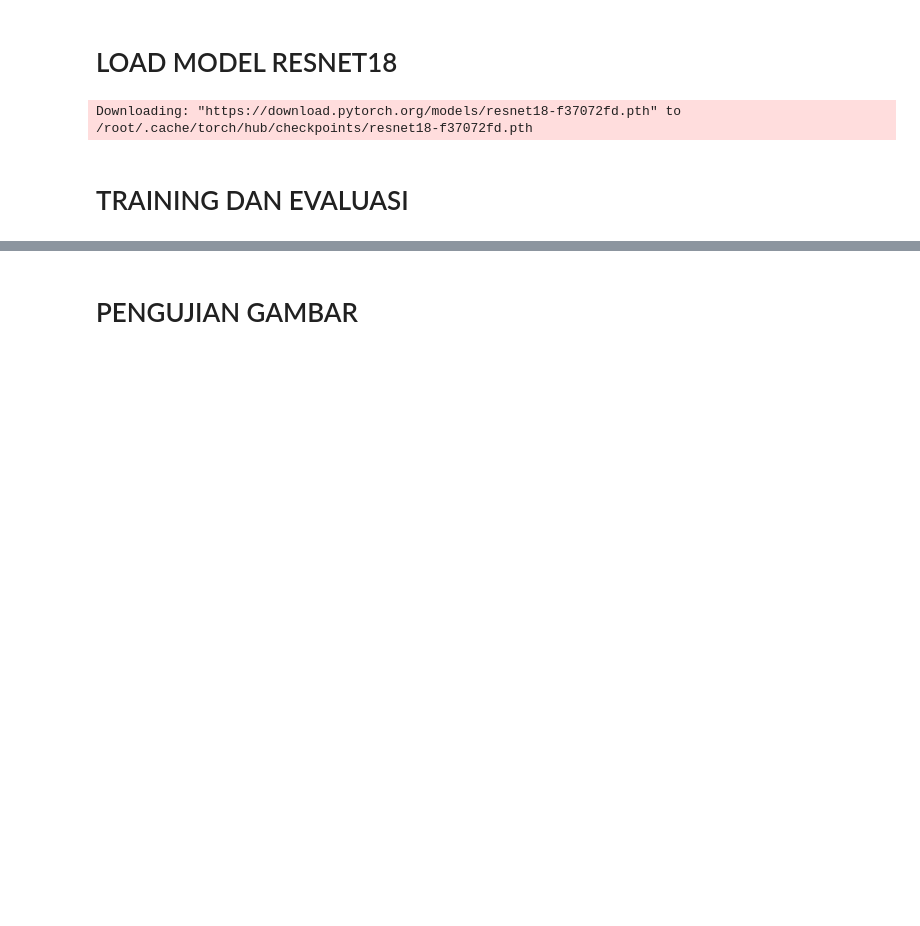
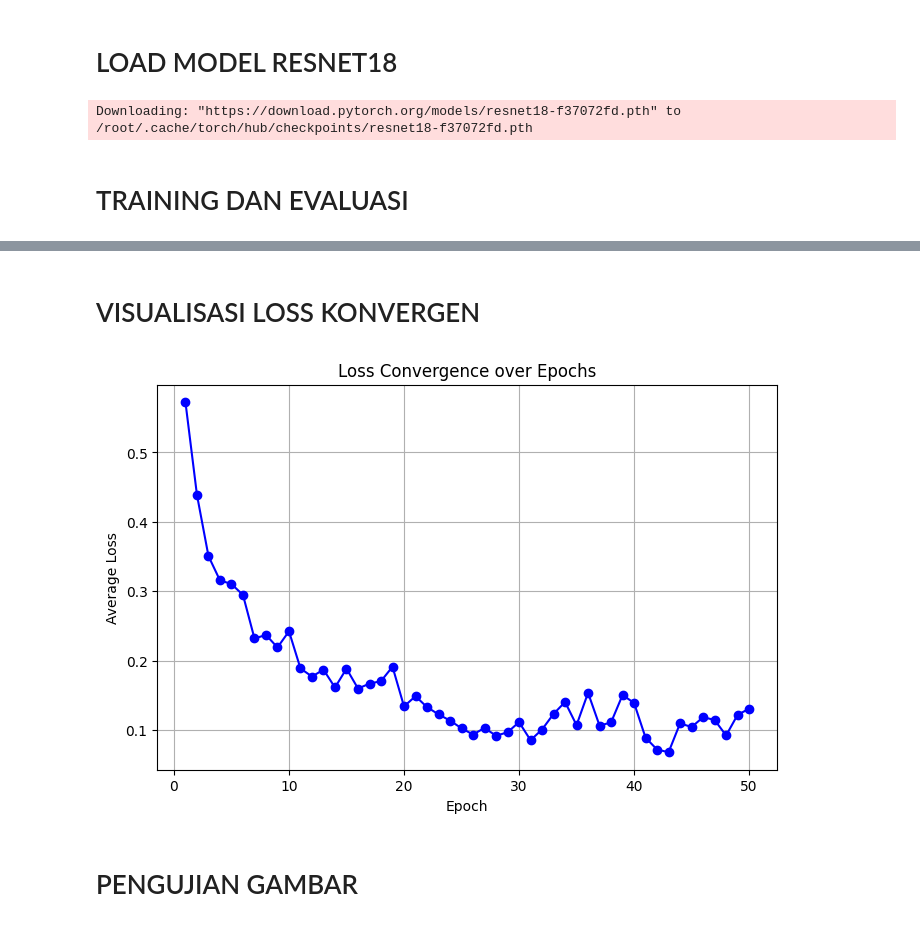
Before and after one commit to zahrasyi/FRUIT-CLASSIFICATION---MACHINE-LEARNING, a Jupyter notebook: apple-and-orange-classification-with-resnet18.ipynb, the cells around one changed output, grey strips where cells are left out. Saved outputs shown, nothing was run; the diff lists cells and outputs as text; code cells hidden in the pictures; blank space fills up the shorter version.

```diff
--- a/apple-and-orange-classification-with-resnet18.ipynb
+++ b/apple-and-orange-classification-with-resnet18.ipynb
@@ -156,3 +163,15 @@ Validation Accuracy: 90.00%
+# %% [markdown]
+# VISUALISASI LOSS KONVERGEN
+# %%
+plt.figure(figsize=(8, 5))
+plt.plot(range(1, len(train_losses) + 1), train_losses, marker='o', color='blue')
+plt.title("Loss Convergence over Epochs")
+plt.xlabel("Epoch")
+plt.ylabel("Average Loss")
+plt.grid(True)
+plt.show()
+# %% [output]
+[figure, added]
 # %% [markdown]
 # PENGUJIAN GAMBAR
 # %%
```
Also changed, not shown: parts of 4 cells of this notebook.
